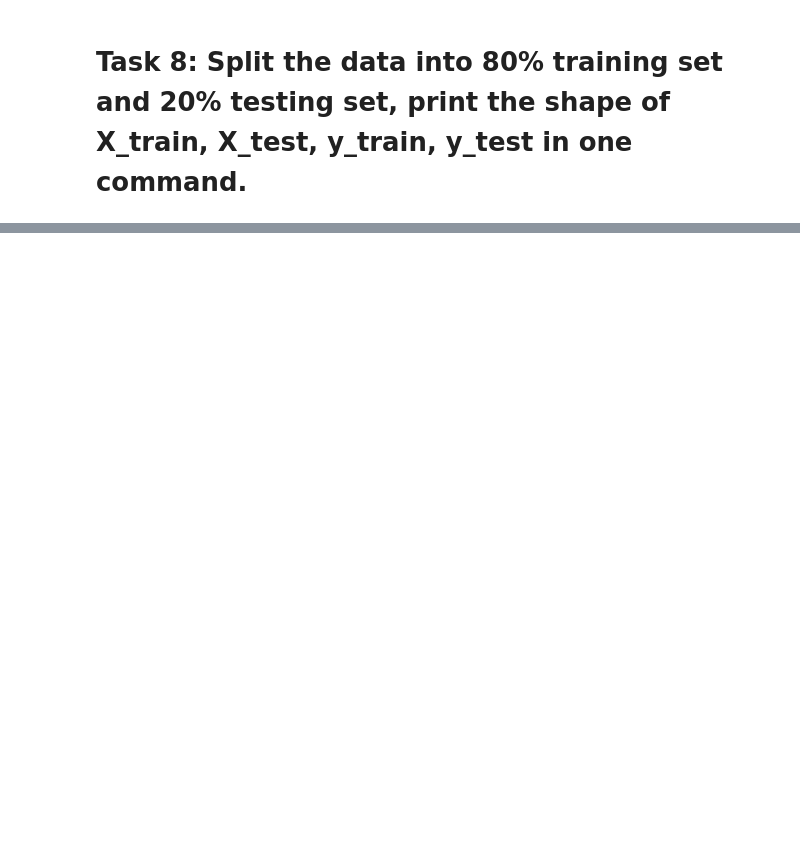
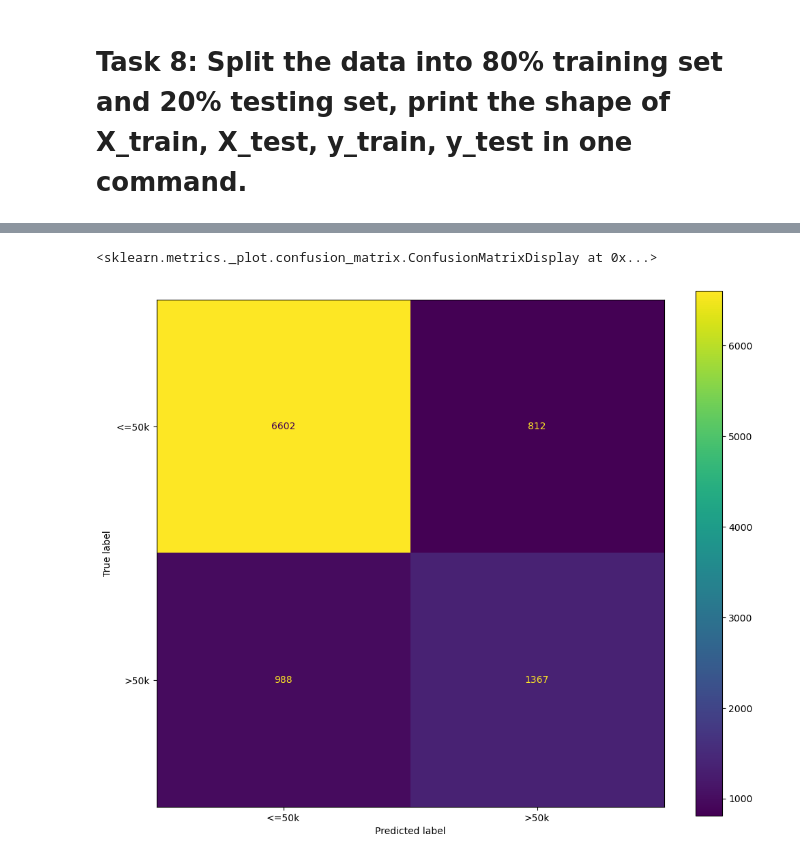
Before and after one commit to wqs1997017/assignment-for-machine-learning-, a Jupyter notebook: A2-Tuoxiang-Wang.ipynb, the cells around one changed output, grey strips where cells are left out. Drawn from its saved outputs; the diff is of its cells as text; code cells hidden in the pictures; blank space fills up the shorter version.

```diff
--- a/A2-Tuoxiang-Wang.ipynb
+++ b/A2-Tuoxiang-Wang.ipynb
@@ -230,9 +238,8 @@ Name: count, dtype: int64
 # Task 7: Remove the period at the end of the >50K. and <=50K. i.e., replace all instances that are <=50K. with <=50K , and replace all the instances that are >50K. with >50K
 ## Run the value_counts again.
 # %%
-# replace "." with " "
-df['income'] = df['income'].str.replace('.', '')
-cleaned_target_value_counts = df['income'].value_counts()
-print(cleaned_target_value_counts)
+# replace "." with ""
+goal['income'] = goal['income'].str.replace(".", "")
+print(goal['income'].value_counts())
 # %% [output]
 income
@@ -244,8 +251,12 @@ Name: count, dtype: int64
 # %%
 from sklearn.model_selection import train_test_split
 
-# 80% training set and 20% testing set
+X = X_prepared
+y = goal['income']
+
+# Split the data into training and testing sets
 X_train, X_test, y_train, y_test = train_test_split(X, y, test_size=0.2, random_state=42)
 
-print(X_train.shape, X_test.shape, y_train.shape, y_test.shape)
+# Print the shapes of the splits
+print(X_train.shape, y_train.shape, X_test.shape, y_test.shape)
 # %% [output]
@@ -252,0 +266,8 @@ print(X_train.shape, X_test.shape, y_train.shape, y_test.shape)
+# %%
+from sklearn.svm import SVC
+# Create the svm model
+model_svm = SVC(kernel='poly', C=0.1, gamma=1)
+
+#I got "AttributeError: 'numpy.ndarray' object has no attribute 'iloc'" when I used the code on pdf
+# found this for numpy arrays
+model_svm.fit(X_train[:10000], y_train[:10000])
@@ -252,0 +278,9 @@ print(X_train.shape, X_test.shape, y_train.shape, y_test.shape)
+# %%
+from sklearn.metrics import classification_report
+
+# Use the model to make predictions on the test set
+y_predict = model_svm.predict(X_test)
+
+# Generate and print
+report = classification_report(y_test, y_predict)
+print(report)
@@ -252,0 +298,8 @@ print(X_train.shape, X_test.shape, y_train.shape, y_test.shape)
+# %%
+from sklearn.metrics import ConfusionMatrixDisplay
+
+# Display confusion matrix
+ConfusionMatrixDisplay.from_predictions(y_test, y_predict)
+# %% [output]
+<sklearn.metrics._plot.confusion_matrix.ConfusionMatrixDisplay at 0x...>
+[figure, added]
```
Also changed, not shown: parts of 22 cells of this notebook.
